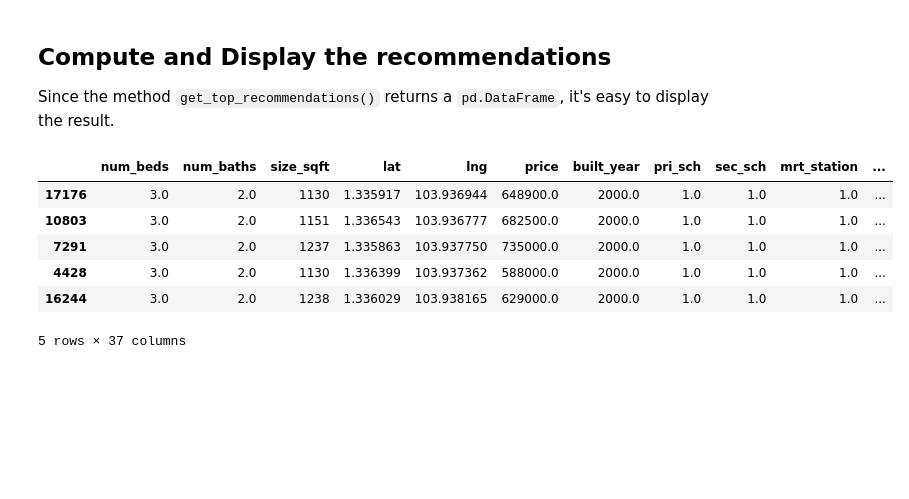
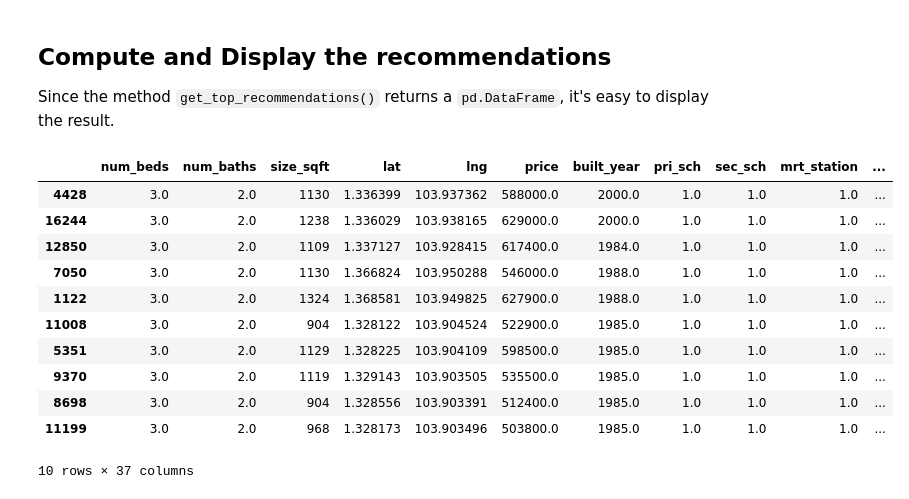
Before and after one commit to nish-d/ParanormalDistribution, a Jupyter notebook: notebooks/task2_Recommendation.ipynb, the cells around one changed output. Cells and saved outputs as stored; diff of their text form; code cells hidden in the pictures; blank space fills up the shorter version.

```diff
--- a/notebooks/task2_Recommendation.ipynb
+++ b/notebooks/task2_Recommendation.ipynb
@@ -106,3 +104,8 @@ def cosine_similarity(v1, v2):
+# %%
+def euclidean_similarity(v1, v2):
+    euclid = distance.euclidean(v1,v2)
+    result = 1/(1+euclid)
+    return result
 # %% [markdown]
 #### Calling cosine_similarity function to comapre target with all other rows in dataframe
 # %%
@@ -111,7 +114,8 @@ def recommend_list(target):
     for i in range(df.shape[0]):
         item = []
         item.append(i)
-        item.append(cosine_similarity(target, ls[i]))
+        #item.append(cosine_similarity(target, ls[i]))
+        item.append(euclidean_similarity(target, ls[i]))
         similarities.append(item)
     return similarities
 # %% [markdown]
@@ -148,6 +152,7 @@ def get_top_recommendations(row, **kwargs) -> pd.DataFrame:
 
 
     row_id = row['id']
+    price = row['price']
     target = data_select(row_id)
     result = recommend_list(target)
     result_list = DataFrame.from_records(result)
@@ -155,6 +160,7 @@ def get_top_recommendations(row, **kwargs) -> pd.DataFrame:
     topk_index = list(result_list[0])
     topk_index.remove(row_id)
     df_ret = df.loc[topk_index, :]
+    df_ret = df_ret[df_ret['price']<price]
     df_ret.drop_duplicates(subset=['lat','lng'],inplace=True)
 
 
@@ -192,16 +198,21 @@ pd.DataFrame([row])
 
 Since the method `get_top_recommendations()` returns a `pd.DataFrame`, it's easy to display the result.
 # %%
-k = 5
+k = 10
 
 df_recommendations = get_top_recommendations(row, k=k)
 
 df_recommendations.head(k)
 # %% [output]
 |  | num_beds | num_baths | size_sqft | lat | lng | price | built_year | pri_sch | sec_sch | mrt_station | ... |
-| 17176 | 3.0 | 2.0 | 1130 | 1.335917 | 103.936944 | 648900.0 | 2000.0 | 1.0 | 1.0 | 1.0 | ... |
-| 10803 | 3.0 | 2.0 | 1151 | 1.336543 | 103.936777 | 682500.0 | 2000.0 | 1.0 | 1.0 | 1.0 | ... |
-| 7291 | 3.0 | 2.0 | 1237 | 1.335863 | 103.937750 | 735000.0 | 2000.0 | 1.0 | 1.0 | 1.0 | ... |
 | 4428 | 3.0 | 2.0 | 1130 | 1.336399 | 103.937362 | 588000.0 | 2000.0 | 1.0 | 1.0 | 1.0 | ... |
 | 16244 | 3.0 | 2.0 | 1238 | 1.336029 | 103.938165 | 629000.0 | 2000.0 | 1.0 | 1.0 | 1.0 | ... |
+| 12850 | 3.0 | 2.0 | 1109 | 1.337127 | 103.928415 | 617400.0 | 1984.0 | 1.0 | 1.0 | 1.0 | ... |
+| 7050 | 3.0 | 2.0 | 1130 | 1.366824 | 103.950288 | 546000.0 | 1988.0 | 1.0 | 1.0 | 1.0 | ... |
+| 1122 | 3.0 | 2.0 | 1324 | 1.368581 | 103.949825 | 627900.0 | 1988.0 | 1.0 | 1.0 | 1.0 | ... |
+| 11008 | 3.0 | 2.0 | 904 | 1.328122 | 103.904524 | 522900.0 | 1985.0 | 1.0 | 1.0 | 1.0 | ... |
+| 5351 | 3.0 | 2.0 | 1129 | 1.328225 | 103.904109 | 598500.0 | 1985.0 | 1.0 | 1.0 | 1.0 | ... |
+| 9370 | 3.0 | 2.0 | 1119 | 1.329143 | 103.903505 | 535500.0 | 1985.0 | 1.0 | 1.0 | 1.0 | ... |
+| 8698 | 3.0 | 2.0 | 904 | 1.328556 | 103.903391 | 512400.0 | 1985.0 | 1.0 | 1.0 | 1.0 | ... |
+| 11199 | 3.0 | 2.0 | 968 | 1.328173 | 103.903496 | 503800.0 | 1985.0 | 1.0 | 1.0 | 1.0 | ... |
-5 rows × 37 columns
+10 rows × 37 columns
```
Also changed, not shown: parts of 9 cells of this notebook, 1 other file.
